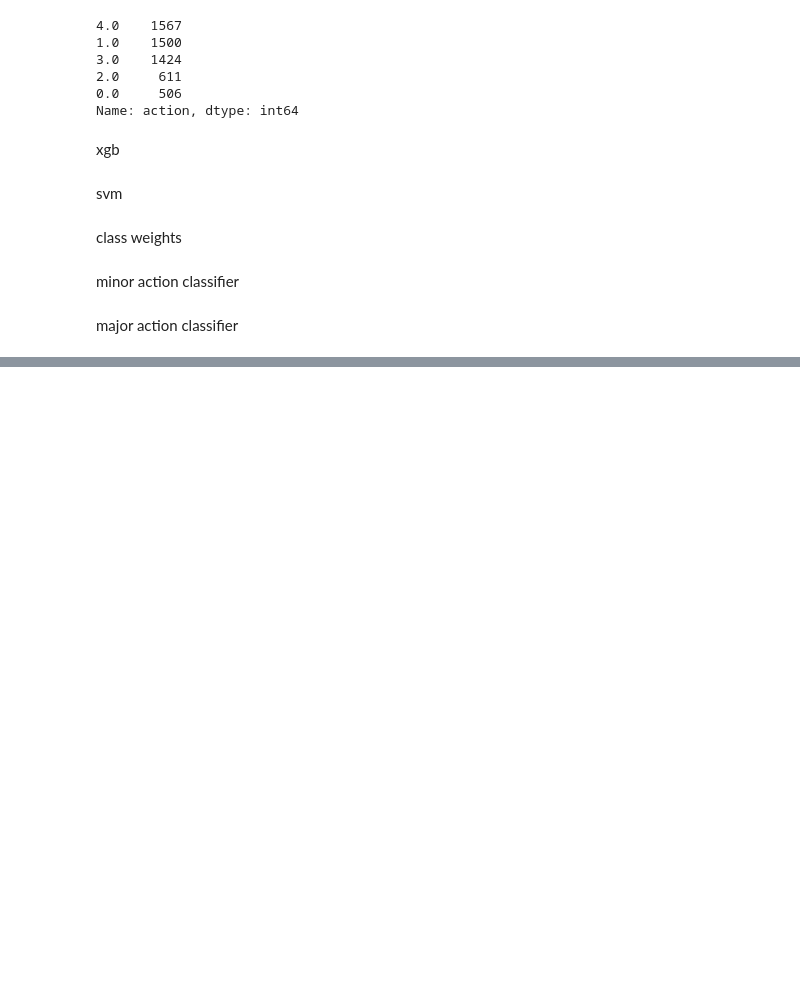
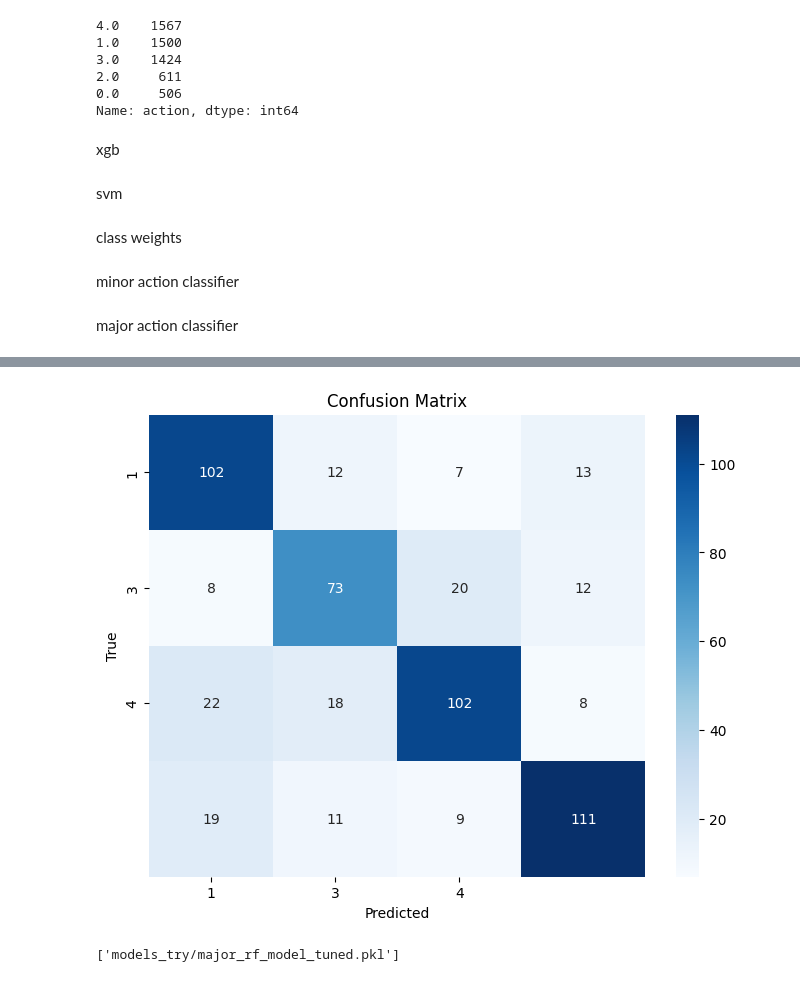
Before and after one commit to prachitgupta/Reward-shaping-with-LLMS, a Jupyter notebook: roundabout/rf_multiple.ipynb, the cells around one changed output, grey strips where cells are left out. Saved outputs shown, nothing was run; the diff lists cells and outputs as text; code cells hidden in the pictures; blank space fills up the shorter version.

```diff
--- a/roundabout/rf_multiple.ipynb
+++ b/roundabout/rf_multiple.ipynb
@@ -458,6 +458,6 @@ Filtered dataset saved as 'filtered_dataset.csv'.
 # %%
 # Load the dataset
-major_data = pd.read_csv('datasets_try/major.csv')
+major_data = pd.read_csv('datasets_try/processed_major.csv')
 
 # Check the distribution of the 'action' column
 action_distribution =major_data['action'].value_counts()
@@ -477,21 +477,21 @@ left_class =major_data[major_data['action'] == 0]
 # Downsample majority class
 idle_downsampled = resample(idle_class,
                                 replace=True,    # Sample without replacement
-                                n_samples=3461,  # Match minority class size
+                                n_samples=2251,  # Match minority class size
                                 random_state=42)
 slow_downsampled = resample(slow_class,
                                 replace=True,    # Sample without replacement
-                                n_samples=3461,  # Match minority class size
+                                n_samples=3000,  # Match minority class size
                                 random_state=42)
 
 fast_downsampled = resample(fast_class,
                                 replace=True,    # Sample without replacement
-                                n_samples=3461,  # Match minority class size
+                                n_samples=3000,  # Match minority class size
                                 random_state=42)
 
 left_downsampled = resample(left_class,
                                 replace=True,    # Sample without replacement
-                                n_samples=3461,  # Match minority class size
+                                n_samples=2689,  # Match minority class size
                                 random_state=42)
 major_downsampled = pd.concat([idle_downsampled, slow_downsampled, fast_downsampled,left_downsampled])
 
@@ -555 +556,63 @@ Classification Report on Test Data:
 ['models_try/major_rf_model_down_upsampled.pkl']
+# %%
+from sklearn.ensemble import RandomForestClassifier
+from sklearn.model_selection import train_test_split, GridSearchCV
+from sklearn.metrics import accuracy_score, classification_report, confusion_matrix
+import matplotlib.pyplot as plt
+import seaborn as sns
+import joblib
+
+
+# Split the dataset into features and target
+X = major_downsampled.drop(columns=['action'])
+y = major_downsampled['action']  # Multi-class target
+
+# Train-Test-Eval split
+X_train, X_temp, y_train, y_temp = train_test_split(X, y, test_size=0.1, random_state=42, stratify=y)
+X_test, X_eval, y_test, y_eval = train_test_split(X_temp, y_temp, test_size=0.5, random_state=42, stratify=y_temp)
+
+# Set up Random Forest with class weight balanced to handle imbalance
+rf = RandomForestClassifier(class_weight='balanced', random_state=42)
+
+# Set up Grid Search parameters
+param_grid = {
+    'n_estimators': [100, 200, 300],
+    'max_depth': [10, 20, 30, None],
+    'min_samples_split': [2, 5, 10],
+    'min_samples_leaf': [1, 2, 4],
+    'bootstrap': [True, False]
+}
+
+# GridSearchCV to find the best model
+grid_search = GridSearchCV(estimator=rf, param_grid=param_grid,
+                           cv=3, n_jobs=-1, verbose=2, scoring='f1_macro')
+
+grid_search.fit(X_train, y_train)
+
+print("Best Parameters:", grid_search.best_params_)
+
+# Best model
+best_rf = grid_search.best_estimator_
+
+# Predictions
+y_pred_test = best_rf.predict(X_test)
+y_pred_eval = best_rf.predict(X_eval)
+
+# Performance Evaluation
+print("\nTest Accuracy:", accuracy_score(y_test, y_pred_test))
+print("Evaluation Accuracy:", accuracy_score(y_eval, y_pred_eval))
+
+print("\nClassification Report on Test Data:\n", classification_report(y_test, y_pred_test))
+
+# Confusion Matrix
+conf_mat = confusion_matrix(y_test, y_pred_test)
+plt.figure(figsize=(8,6))
+sns.heatmap(conf_mat, annot=True, fmt='d', cmap='Blues', xticklabels=[1,3,4], yticklabels=[1,3,4])
+plt.xlabel('Predicted')
+plt.ylabel('True')
+plt.title('Confusion Matrix')
+plt.show()
+
+# Save the model
+joblib.dump(best_rf, 'models_try/major_rf_model_tuned.pkl')
+# %% [output]
@@ -555,0 +636,2 @@ Classification Report on Test Data:
+[figure, added]
+['models_try/major_rf_model_tuned.pkl']
```
Also changed, not shown: parts of 5 cells of this notebook, 19 other files.
